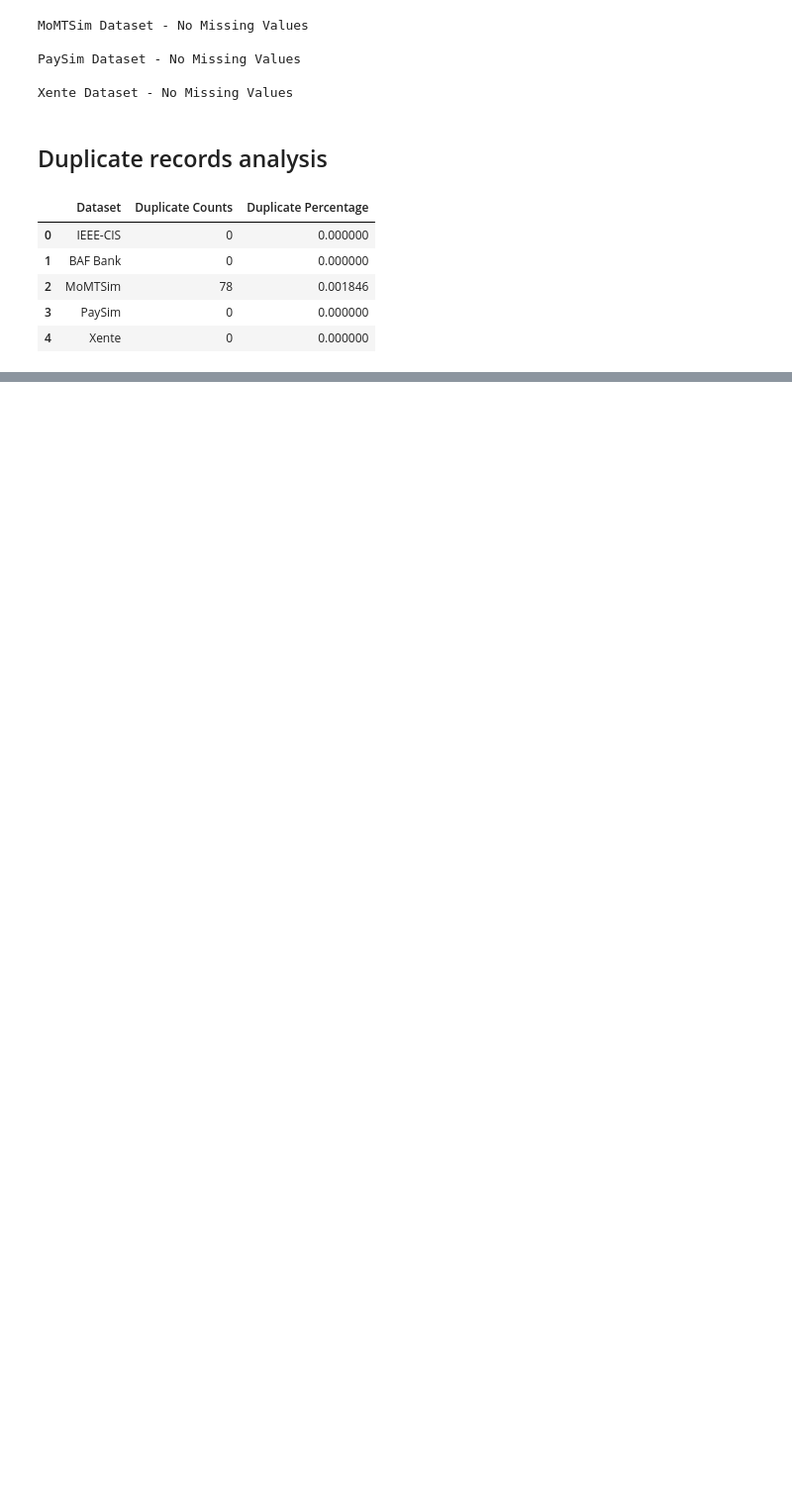
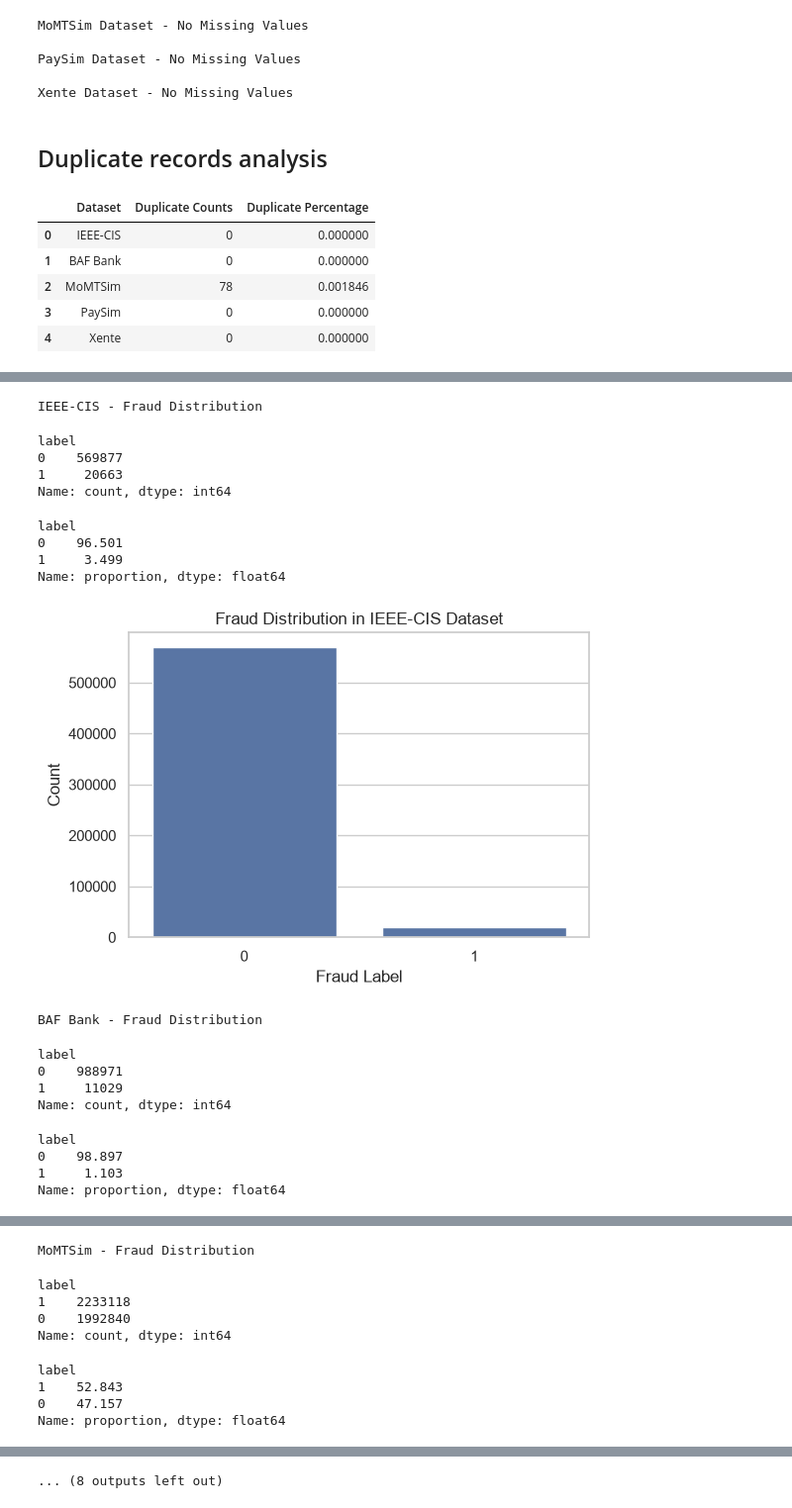
Before and after one commit to mostofa89/Intelligent-Fraud-Detection-System, a Jupyter notebook: itelligentFraudDetection.ipynb, the cells around one changed output, grey strips where cells are left out. Shown at 99% size. Saved outputs shown, nothing was run; the diff lists cells and outputs as text; code cells hidden in the pictures; blank space fills up the shorter version.

```diff
--- a/itelligentFraudDetection.ipynb
+++ b/itelligentFraudDetection.ipynb
@@ -244,0 +428,57 @@ display(duplicate_df)
+# %%
+target_columns = {
+    "IEEE-CIS": "label",
+    "BAF Bank": "label",
+    "MoMTSim": "label",
+    "PaySim": "label",
+    "Xente": "label"
+}
+# %%
+for name, df in  datasets.items():
+    target = target_columns[name]
+
+    if target is None:
+        print(f"\n{name} Dataset - No target column identified.")
+        continue
+
+    print(f"\n{name} - Fraud Distribution")
+    display(df[target].value_counts(dropna=False))
+
+    display(
+       df[target].value_counts(
+            normalize=True,
+            dropna=False
+       ).mul(100).round(3)
+    )
+
+    plt.figure(figsize=(6, 4))
+
+    sns.countplot(
+        data=df,
+        x=target
+    )
+
+    plt.title(f"Fraud Distribution in {name} Dataset")
+    plt.xlabel("Fraud Label")
+    plt.ylabel("Count")
+    plt.show()
+# %% [output]
+IEEE-CIS - Fraud Distribution
+label
+0    569877
+1     20663
+Name: count, dtype: int64
+label
+0    96.501
+1     3.499
+Name: proportion, dtype: float64
+[figure, added]
+BAF Bank - Fraud Distribution
+label
+0    988971
+1     11029
+Name: count, dtype: int64
+label
+0    98.897
+1     1.103
+Name: proportion, dtype: float64
@@ -244,0 +486,9 @@ display(duplicate_df)
+MoMTSim - Fraud Distribution
+label
+1    2233118
+0    1992840
+Name: count, dtype: int64
+label
+1    52.843
+0    47.157
+Name: proportion, dtype: float64
@@ -244,0 +496 @@ display(duplicate_df)
+... (8 outputs left out)
```
Also changed, not shown: parts of 25 cells of this notebook.
